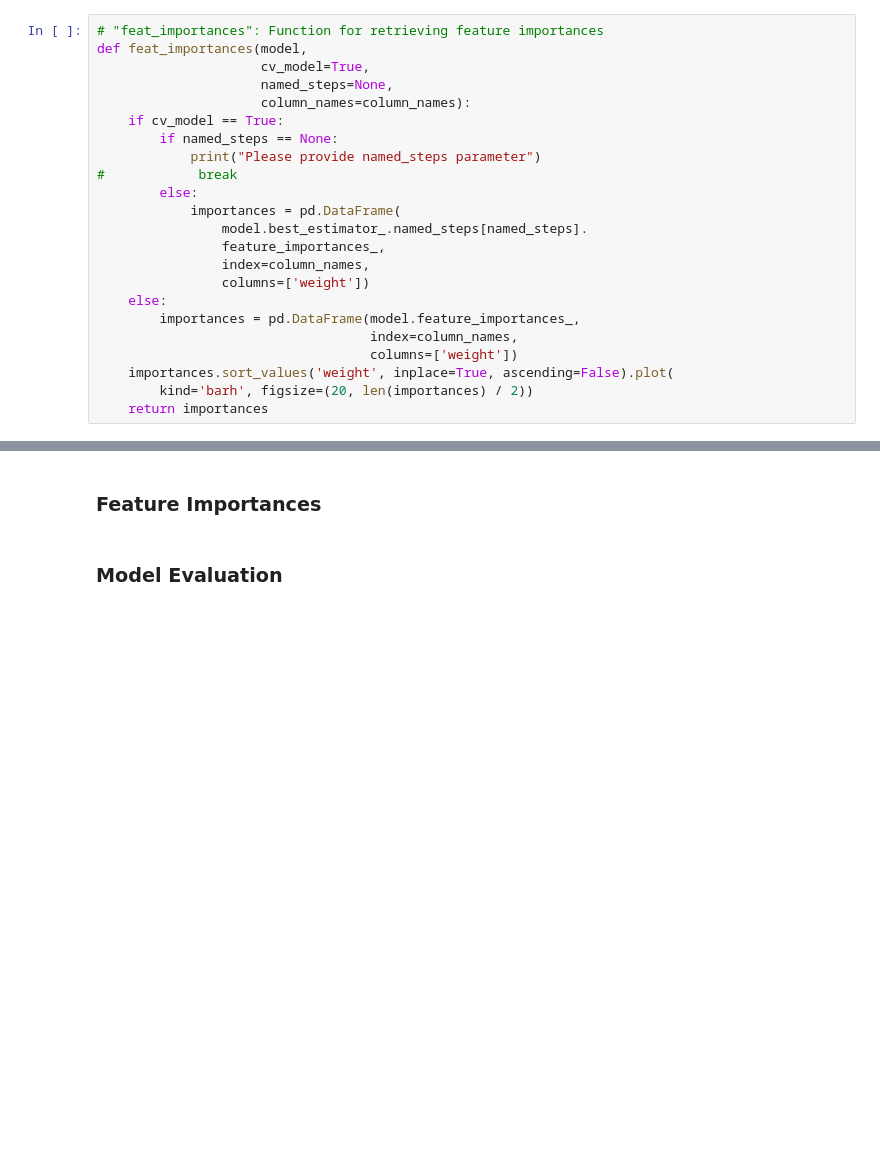
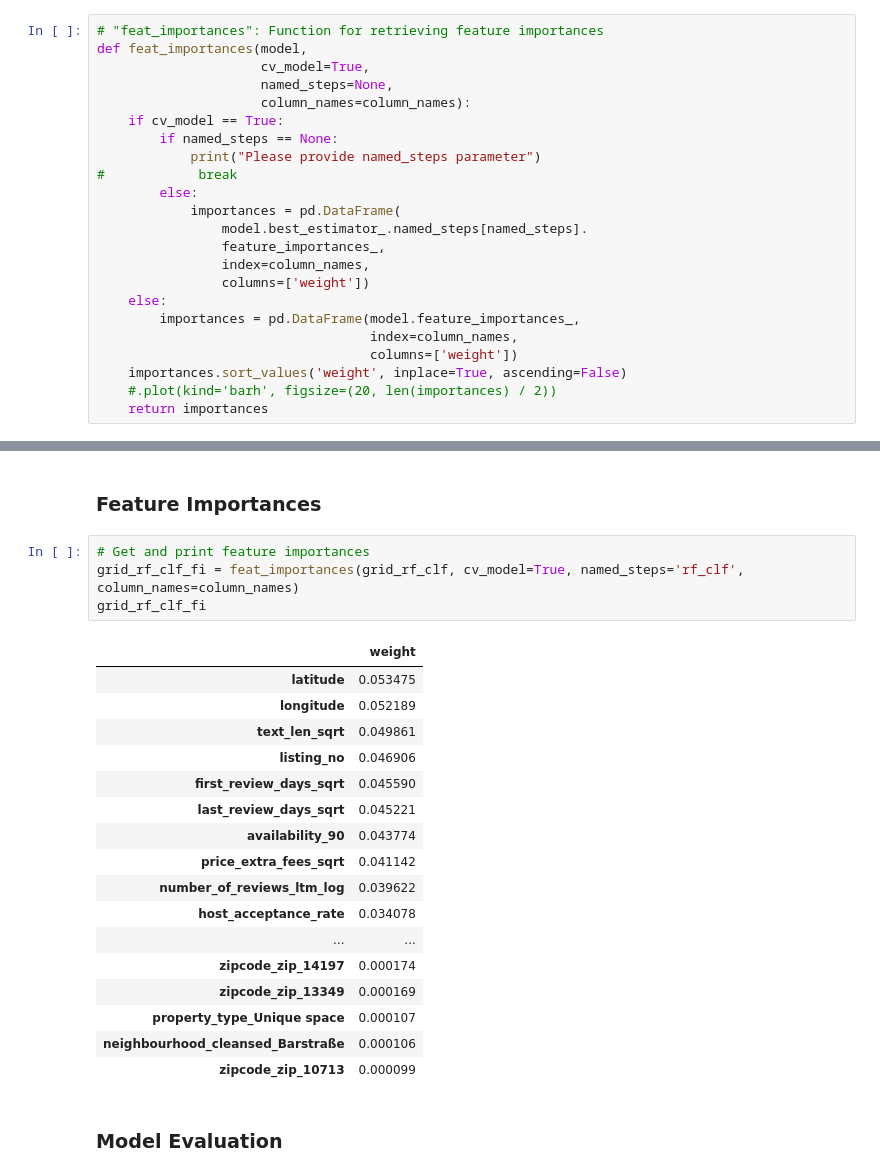
Before and after one commit to Rurbinasal/AIRBNB-Berlin-Listing-Price-Indicator, a Jupyter notebook: 5_Predictive_Modeling.ipynb, the cells around one changed output, grey strips where cells are left out. Drawn from its saved outputs; the diff is of its cells as text; blank space fills up the shorter version.

```diff
--- a/5_Predictive_Modeling.ipynb
+++ b/5_Predictive_Modeling.ipynb
@@ -186,8 +186,8 @@ def feat_importances(model,
         importances = pd.DataFrame(model.feature_importances_,
                                    index=column_names,
                                    columns=['weight'])
-    importances.sort_values('weight', inplace=True, ascending=False).plot(
-        kind='barh', figsize=(20, len(importances) / 2))
+    importances.sort_values('weight', inplace=True, ascending=False)
+    #.plot(kind='barh', figsize=(20, len(importances) / 2))
     return importances
 # %% [markdown]
 # Preprocessing (Train/Test Split and Pipeline)
@@ -1041,5 +1027,27 @@ print("Best parameters:\n{}".format(grid_rf_clf.best_params_))
 # %% [markdown]
 ### Feature Importances
+# %%
+# Get and print feature importances
+grid_rf_clf_fi = feat_importances(grid_rf_clf, cv_model=True, named_steps='rf_clf', column_names=column_names)
+grid_rf_clf_fi
+# %% [output]
+|  | weight |
+| latitude | 0.053475 |
+| longitude | 0.052189 |
+| text_len_sqrt | 0.049861 |
+| listing_no | 0.046906 |
+| first_review_days_sqrt | 0.045590 |
+| last_review_days_sqrt | 0.045221 |
+| availability_90 | 0.043774 |
+| price_extra_fees_sqrt | 0.041142 |
+| number_of_reviews_ltm_log | 0.039622 |
+| host_acceptance_rate | 0.034078 |
+| ... | ... |
+| zipcode_zip_14197 | 0.000174 |
+| zipcode_zip_13349 | 0.000169 |
+| property_type_Unique space | 0.000107 |
+| neighbourhood_cleansed_Barstraße | 0.000106 |
+| zipcode_zip_10713 | 0.000099 |
 # %% [markdown]
 ### Model Evaluation
 # %%
```
Also changed, not shown: parts of 30 cells of this notebook.
